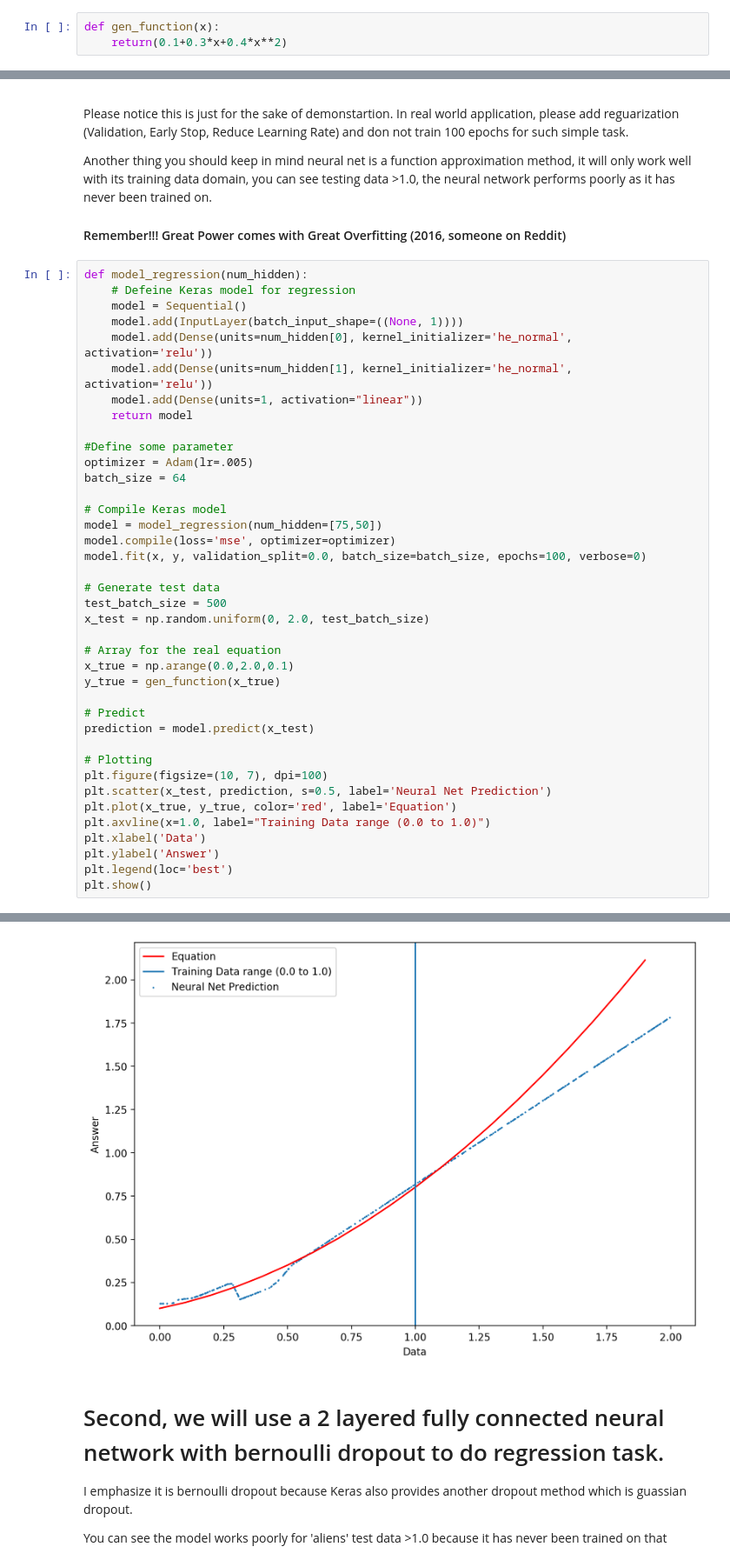
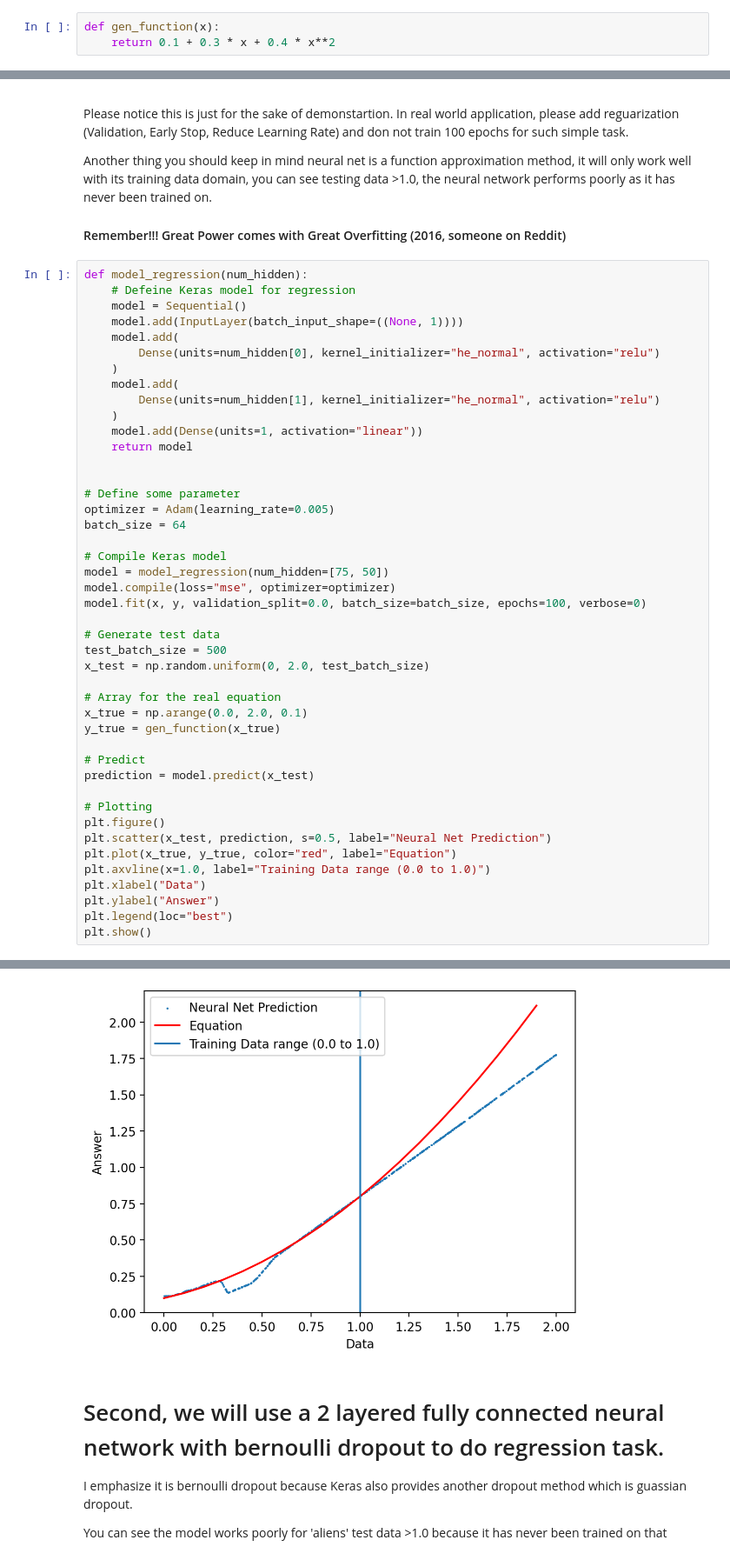
Before and after one commit to henrysky/astroNN, a Jupyter notebook: demo_tutorial/NN_uncertainty_analysis/Uncertainty_Demo_quad.ipynb, the cells around one changed output, grey strips where cells are left out. Shown at 87% size. Saved outputs shown, nothing was run; the diff lists cells and outputs as text.

```diff
--- a/demo_tutorial/NN_uncertainty_analysis/Uncertainty_Demo_quad.ipynb
+++ b/demo_tutorial/NN_uncertainty_analysis/Uncertainty_Demo_quad.ipynb
@@ -37,7 +41,7 @@ The equation we use neural net to do regression is
 $y=0.1+0.3x+0.4x^{2}$
 # %%
 def gen_function(x):
-    return(0.1+0.3*x+0.4*x**2)
+    return 0.1 + 0.3 * x + 0.4 * x**2
 # %% [markdown]
 #### Here, we will generate data with the regression task
 
@@ -99,18 +103,23 @@ def model_regression(num_hidden):
     # Defeine Keras model for regression
     model = Sequential()
     model.add(InputLayer(batch_input_shape=((None, 1))))
-    model.add(Dense(units=num_hidden[0], kernel_initializer='he_normal', activation='relu'))
-    model.add(Dense(units=num_hidden[1], kernel_initializer='he_normal', activation='relu'))
+    model.add(
+        Dense(units=num_hidden[0], kernel_initializer="he_normal", activation="relu")
+    )
+    model.add(
+        Dense(units=num_hidden[1], kernel_initializer="he_normal", activation="relu")
+    )
     model.add(Dense(units=1, activation="linear"))
     return model
 
-#Define some parameter
-optimizer = Adam(lr=.005)
+
+# Define some parameter
+optimizer = Adam(learning_rate=0.005)
 batch_size = 64
 
 # Compile Keras model
-model = model_regression(num_hidden=[75,50])
-model.compile(loss='mse', optimizer=optimizer)
+model = model_regression(num_hidden=[75, 50])
+model.compile(loss="mse", optimizer=optimizer)
 model.fit(x, y, validation_split=0.0, batch_size=batch_size, epochs=100, verbose=0)
 
 # Generate test data
@@ -118,19 +127,19 @@ test_batch_size = 500
 x_test = np.random.uniform(0, 2.0, test_batch_size)
 
 # Array for the real equation
-x_true = np.arange(0.0,2.0,0.1)
+x_true = np.arange(0.0, 2.0, 0.1)
 y_true = gen_function(x_true)
 
 # Predict
 prediction = model.predict(x_test)
 
 # Plotting
-plt.figure(figsize=(10, 7), dpi=100)
-plt.scatter(x_test, prediction, s=0.5, label='Neural Net Prediction')
-plt.plot(x_true, y_true, color='red', label='Equation')
+plt.figure()
+plt.scatter(x_test, prediction, s=0.5, label="Neural Net Prediction")
+plt.plot(x_true, y_true, color="red", label="Equation")
 plt.axvline(x=1.0, label="Training Data range (0.0 to 1.0)")
-plt.xlabel('Data')
-plt.ylabel('Answer')
-plt.legend(loc='best')
+plt.xlabel("Data")
+plt.ylabel("Answer")
+plt.legend(loc="best")
 plt.show()
 # %% [output]
@@ -140,4 +146,4 @@ If using Keras pass *_constraint arguments to layers.
-[figure, old version]
+[figure, new version]
 # %% [markdown]
 # Second, we will use a 2 layered fully connected neural network with bernoulli dropout to do regression task.
 
```
Also changed, not shown: parts of 9 cells of this notebook, 3 other files.
